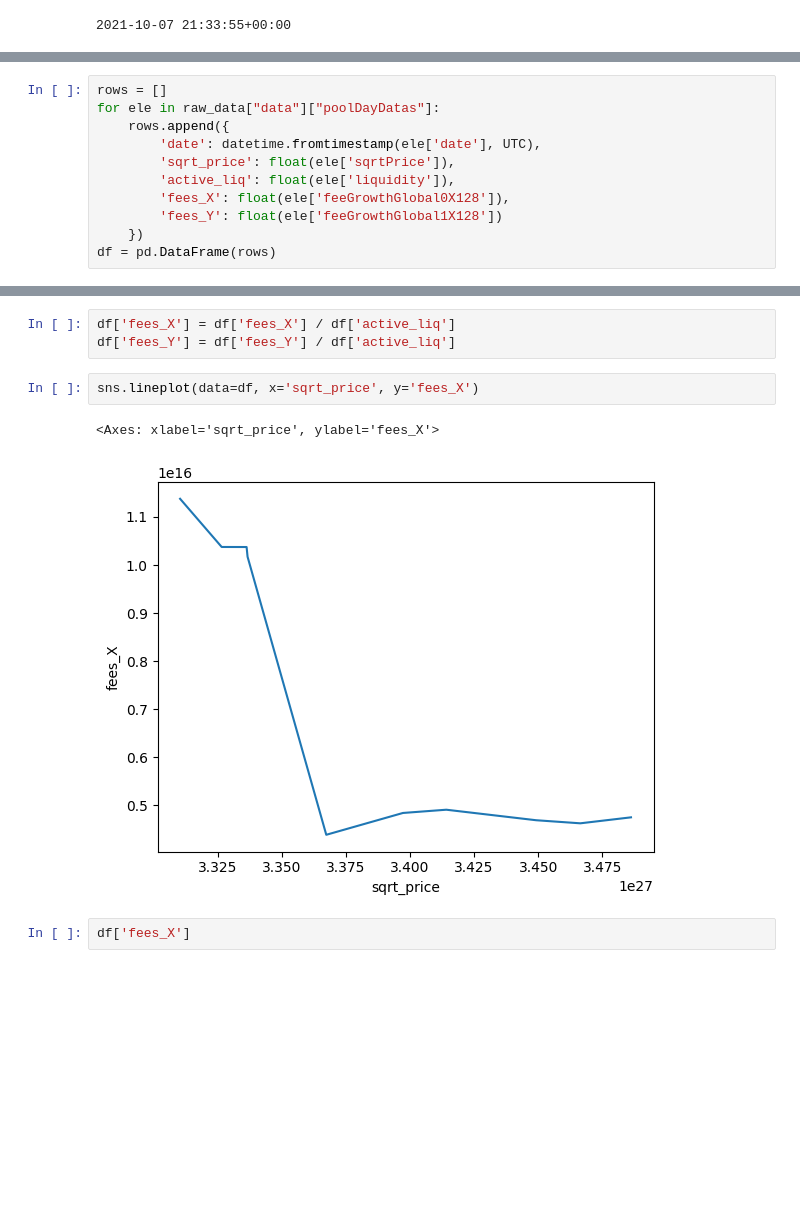
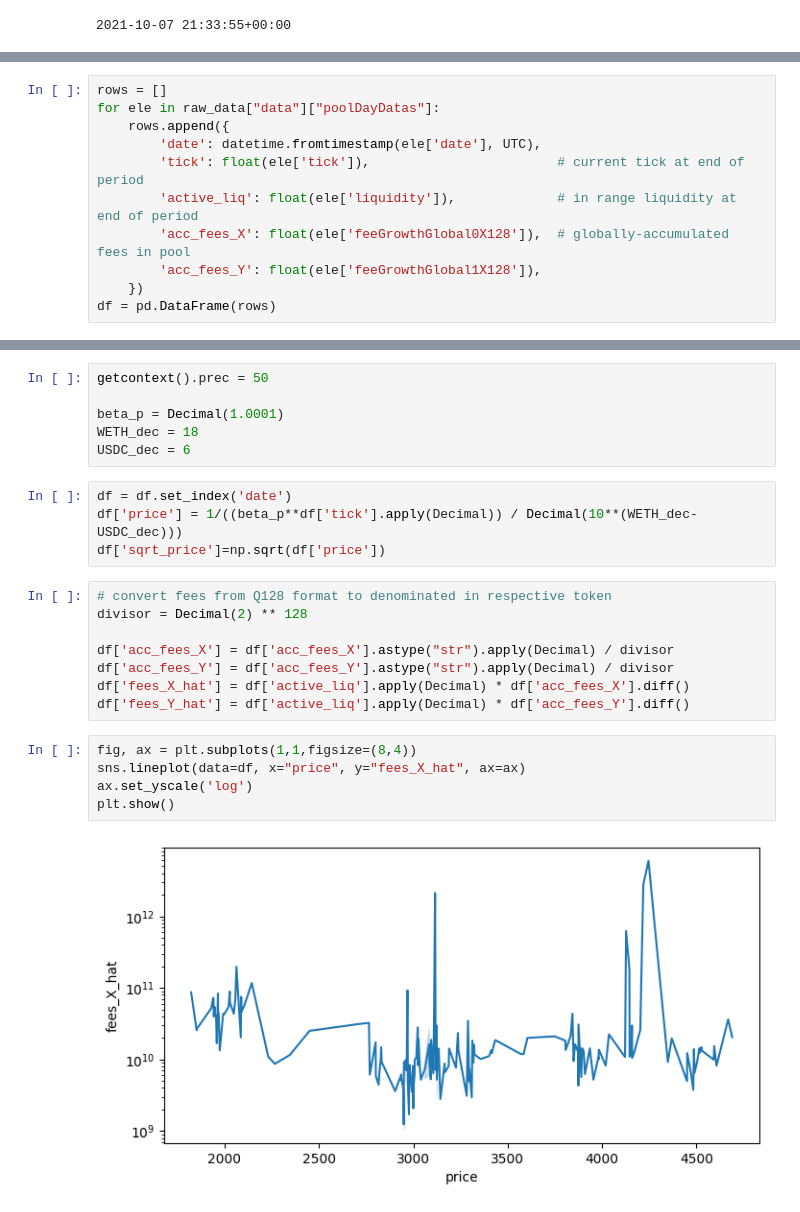
Before and after one commit to ardenpalme/IPR, a Jupyter notebook: Untitled.ipynb, the cells around one changed output, grey strips where cells are left out. Cells and saved outputs as stored; diff of their text form; blank space fills up the shorter version.

Commit message:
some graphs

```diff
--- a/Untitled.ipynb
+++ b/Untitled.ipynb
@@ -110,9 +141,9 @@ rows = []
 for ele in raw_data["data"]["poolDayDatas"]:
     rows.append({
         'date': datetime.fromtimestamp(ele['date'], UTC),
-        'sqrt_price': float(ele['sqrtPrice']),
-        'active_liq': float(ele['liquidity']),
-        'fees_X': float(ele['feeGrowthGlobal0X128']),
-        'fees_Y': float(ele['feeGrowthGlobal1X128'])
+        'tick': float(ele['tick']),                        # current tick at end of period
+        'active_liq': float(ele['liquidity']),             # in range liquidity at end of period
+        'acc_fees_X': float(ele['feeGrowthGlobal0X128']),  # globally-accumulated fees in pool
+        'acc_fees_Y': float(ele['feeGrowthGlobal1X128']),
     })
 df = pd.DataFrame(rows)
@@ -121,10 +150,25 @@ df = df.set_index('date')
+# %%
+getcontext().prec = 50
+
+beta_p = Decimal(1.0001)
+WETH_dec = 18
+USDC_dec = 6
 # %%
-df['fees_X'] = df['fees_X'] / df['active_liq']
-df['fees_Y'] = df['fees_Y'] / df['active_liq']
+df = df.set_index('date')
+df['price'] = 1/((beta_p**df['tick'].apply(Decimal)) / Decimal(10**(WETH_dec-USDC_dec)))
+df['sqrt_price']=np.sqrt(df['price'])
-# %%
-sns.lineplot(data=df, x='sqrt_price', y='fees_X')
-# %% [output]
-<Axes: xlabel='sqrt_price', ylabel='fees_X'>
-[figure, removed]
-# %%
-df['fees_X']
+# %%
+# convert fees from Q128 format to denominated in respective token
+divisor = Decimal(2) ** 128
+
+df['acc_fees_X'] = df['acc_fees_X'].astype("str").apply(Decimal) / divisor
+df['acc_fees_Y'] = df['acc_fees_Y'].astype("str").apply(Decimal) / divisor
+df['fees_X_hat'] = df['active_liq'].apply(Decimal) * df['acc_fees_X'].diff()
+df['fees_Y_hat'] = df['active_liq'].apply(Decimal) * df['acc_fees_Y'].diff()
+# %%
+fig, ax = plt.subplots(1,1,figsize=(8,4))
+sns.lineplot(data=df, x="price", y="fees_X_hat", ax=ax)
+ax.set_yscale('log')
+plt.show()
+# %% [output]
+[figure, added]
```
Also changed, not shown: parts of 16 cells of this notebook.
